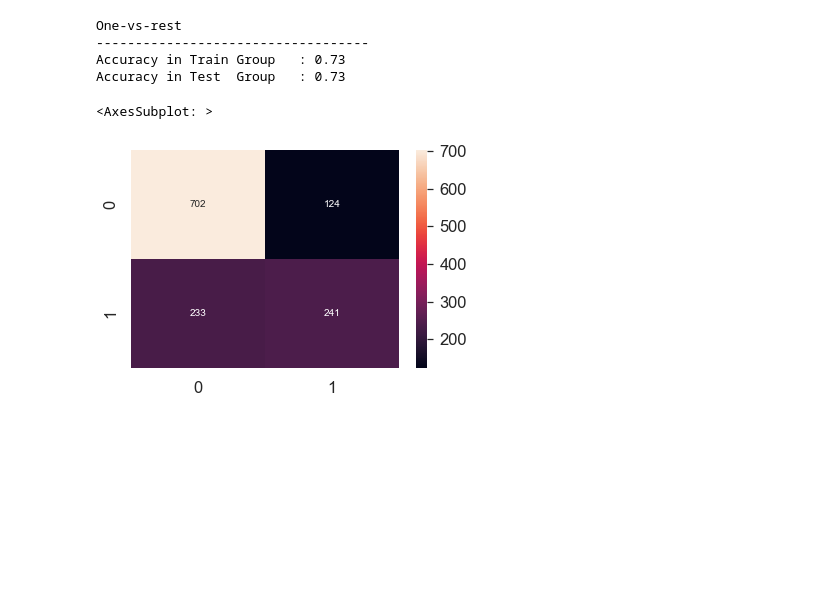
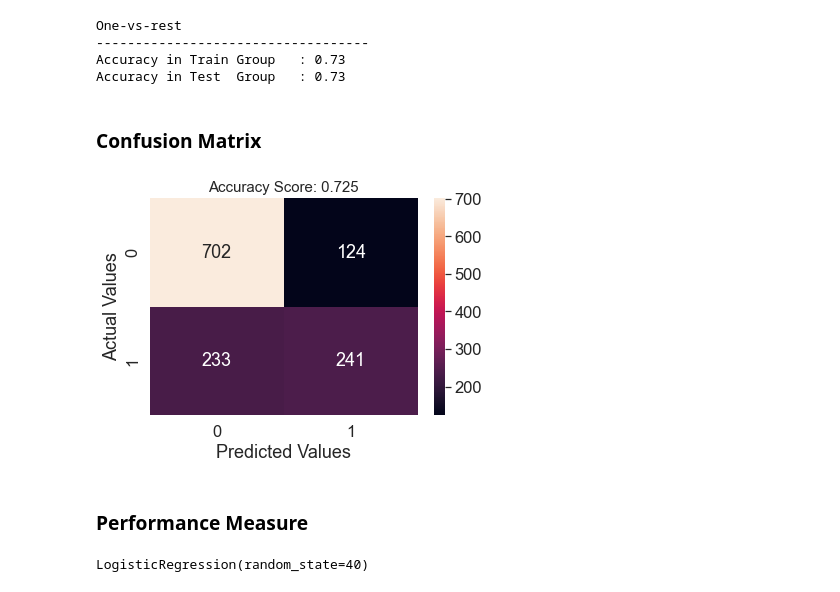
Before and after one commit to Sargundeep/ML_Cheat_Sheet, a Jupyter notebook: Logistic Regression/Logistic Regression.ipynb, the cells around one changed output. Cells and saved outputs as stored; diff of their text form; code cells hidden in the pictures; blank space fills up the shorter version.

Commit message:
refract: Logisitic Regression Notebook Completed except ROC/AUC Curve Visualization

```diff
--- a/Logistic Regression/Logistic Regression.ipynb
+++ b/Logistic Regression/Logistic Regression.ipynb
@@ -230,11 +265,16 @@ One-vs-rest
 -----------------------------------
 Accuracy in Train Group   : 0.73
 Accuracy in Test  Group   : 0.73
+# %% [markdown]
+### Confusion Matrix
 # %%
 pred = log.predict(X_test)
 score = round(accuracy_score(y_test,pred),3)
 conf_matrix = confusion_matrix(y_test,pred)
 sns.heatmap(conf_matrix,annot=True,fmt=".0f")
+plt.xlabel('Predicted Values')
+plt.ylabel('Actual Values')
+plt.title('Accuracy Score: {0}'.format(score), size = 15)
+plt.show()
 # %% [output]
-<AxesSubplot: >
-[figure, old version]
+[figure, new version]
@@ -240,0 +284,7 @@ sns.heatmap(conf_matrix,annot=True,fmt=".0f")
+# %% [markdown]
+### Performance Measure
+# %%
+quality_pred = LogisticRegression(random_state=40)
+quality_pred.fit(X_train,y_train)
+# %% [output]
+LogisticRegression(random_state=40)
```
Also changed, not shown: parts of 27 cells of this notebook, 2 other files.
